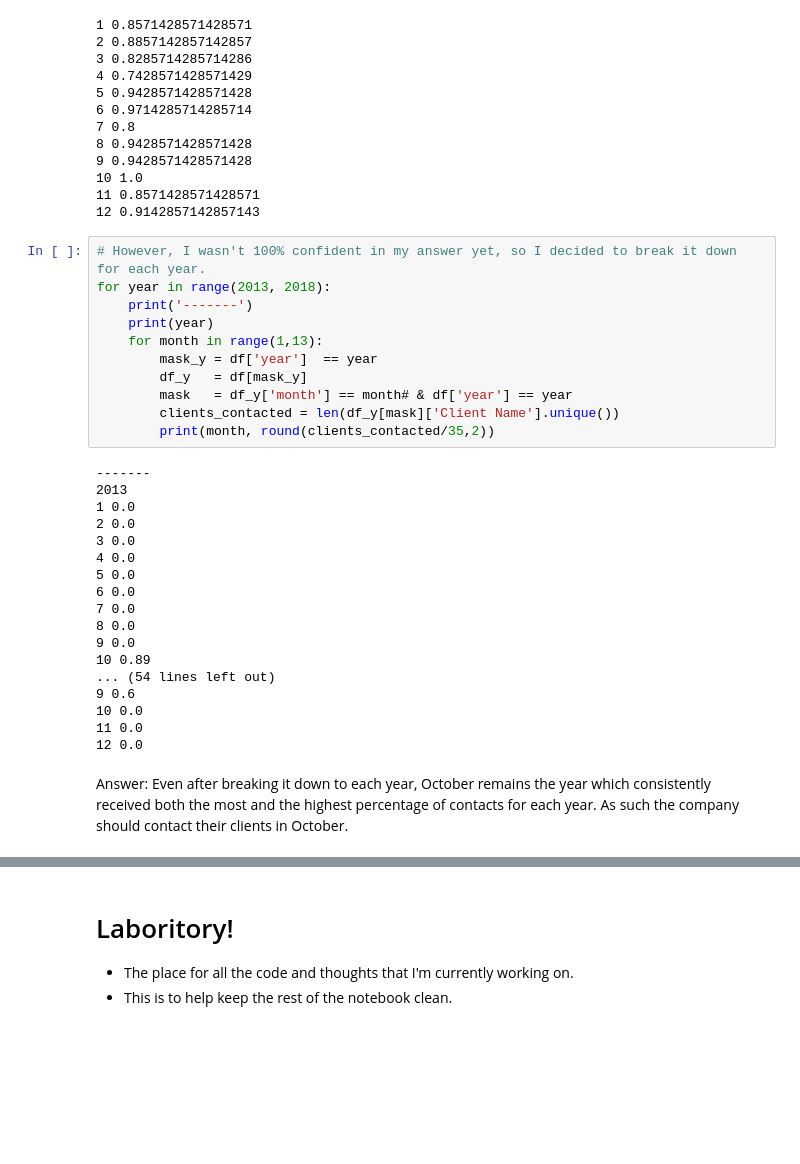
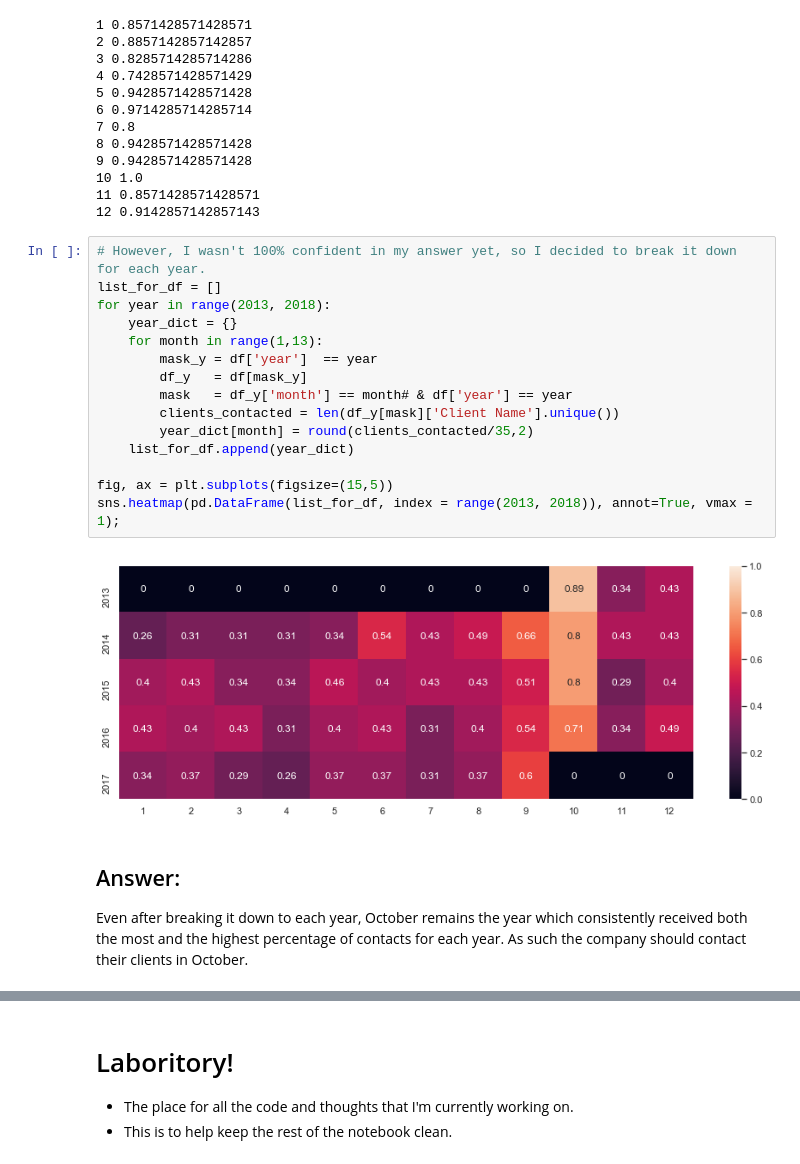
Before and after one commit to TerraJRiley/Client_Contact_Month, a Jupyter notebook: Spreadsheet_Analysis_Response.ipynb, the cells around one changed output, grey strips where cells are left out. Cells and saved outputs as stored; diff of their text form; blank space fills up the shorter version.

Commit message:
Resting Answer

```diff
--- a/Spreadsheet_Analysis_Response.ipynb
+++ b/Spreadsheet_Analysis_Response.ipynb
@@ -85,33 +81,21 @@ for month in range(1,13):
 12 0.9142857142857143
 # %%
 # However, I wasn't 100% confident in my answer yet, so I decided to break it down for each year.
+list_for_df = []
 for year in range(2013, 2018):
-    print('-------')
-    print(year)
+    year_dict = {}
     for month in range(1,13):
         mask_y = df['year']  == year
         df_y   = df[mask_y]
         mask   = df_y['month'] == month# & df['year'] == year
         clients_contacted = len(df_y[mask]['Client Name'].unique())
-        print(month, round(clients_contacted/35,2))
+        year_dict[month] = round(clients_contacted/35,2)
+    list_for_df.append(year_dict)
+
+fig, ax = plt.subplots(figsize=(15,5))
+sns.heatmap(pd.DataFrame(list_for_df, index = range(2013, 2018)), annot=True, vmax = 1);
 # %% [output]
--------
-2013
-1 0.0
-2 0.0
-3 0.0
-4 0.0
-5 0.0
-6 0.0
-7 0.0
-8 0.0
-9 0.0
-10 0.89
-... (54 lines left out)
-9 0.6
-10 0.0
-11 0.0
-12 0.0
+[figure, added]
 # %% [markdown]
-Answer:
-    Even after breaking it down to each year, October remains the year which consistently received both the most and the highest percentage of contacts for each year.  As such the company should contact their clients in October.
+## Answer:
+Even after breaking it down to each year, October remains the year which consistently received both the most and the highest percentage of contacts for each year.  As such the company should contact their clients in October.
```
Also changed, not shown: parts of 19 cells of this notebook, 1 other file.
